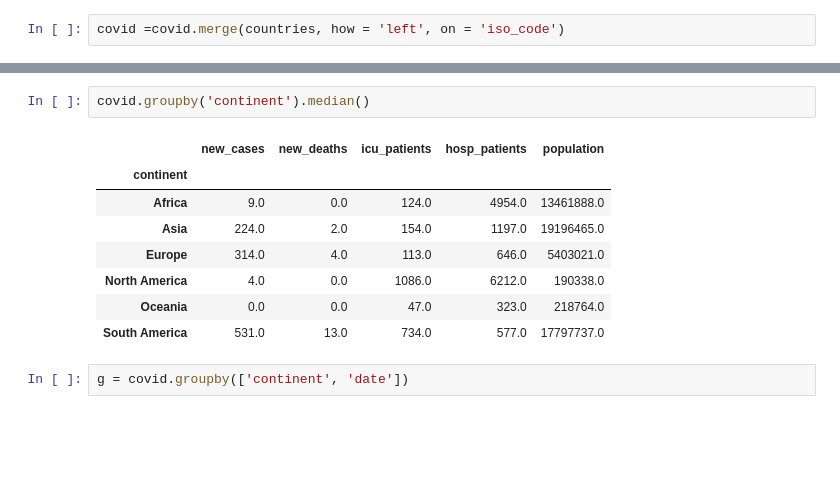
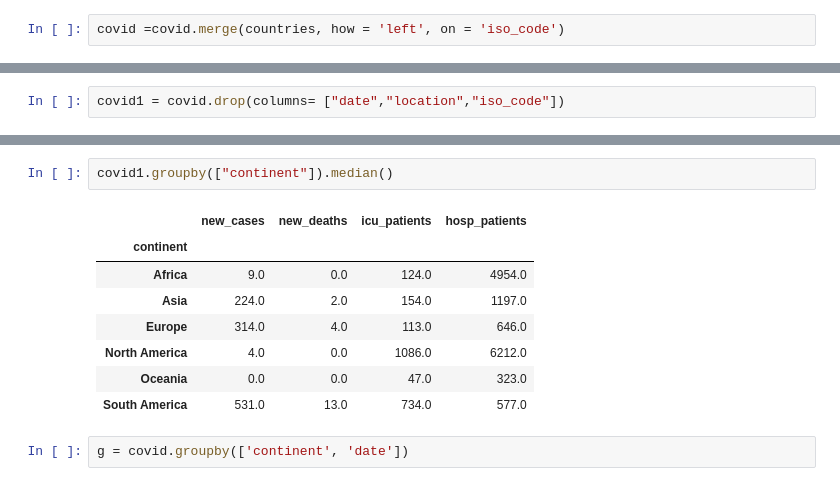
Before and after one commit to Matyas84/PythonDataIES, a Jupyter notebook: 05_AdvancedPandas/adv_pandas.ipynb, the cells around one changed output, grey strips where cells are left out. Cells and saved outputs as stored; diff of their text form; blank space fills up the shorter version.

Commit message:
oprava groupby

```diff
--- a/05_AdvancedPandas/adv_pandas.ipynb
+++ b/05_AdvancedPandas/adv_pandas.ipynb
@@ -486,0 +515,2 @@ covid =covid.merge(countries, how = 'left', on = 'iso_code')
+# %%
+covid1 = covid.drop(columns= ["date","location","iso_code"])
@@ -487,14 +533,14 @@ covid =covid.merge(countries, how = 'left', on = 'iso_code')
 # %%
-covid.groupby('continent').median()
+covid1.groupby(["continent"]).median()
 # %% [output]
-|  | new_cases | new_deaths | icu_patients | hosp_patients | population |
-| continent |  |  |  |  |  |
-| Africa | 9.0 | 0.0 | 124.0 | 4954.0 | 13461888.0 |
-| Asia | 224.0 | 2.0 | 154.0 | 1197.0 | 19196465.0 |
-| Europe | 314.0 | 4.0 | 113.0 | 646.0 | 5403021.0 |
-| North America | 4.0 | 0.0 | 1086.0 | 6212.0 | 190338.0 |
-| Oceania | 0.0 | 0.0 | 47.0 | 323.0 | 218764.0 |
-| South America | 531.0 | 13.0 | 734.0 | 577.0 | 17797737.0 |
+|  | new_cases | new_deaths | icu_patients | hosp_patients |
+| continent |  |  |  |  |
+| Africa | 9.0 | 0.0 | 124.0 | 4954.0 |
+| Asia | 224.0 | 2.0 | 154.0 | 1197.0 |
+| Europe | 314.0 | 4.0 | 113.0 | 646.0 |
+| North America | 4.0 | 0.0 | 1086.0 | 6212.0 |
+| Oceania | 0.0 | 0.0 | 47.0 | 323.0 |
+| South America | 531.0 | 13.0 | 734.0 | 577.0 |
 # %%
 g = covid.groupby(['continent', 'date'])
 # %%
```
Also changed, not shown: parts of 5 cells of this notebook.
